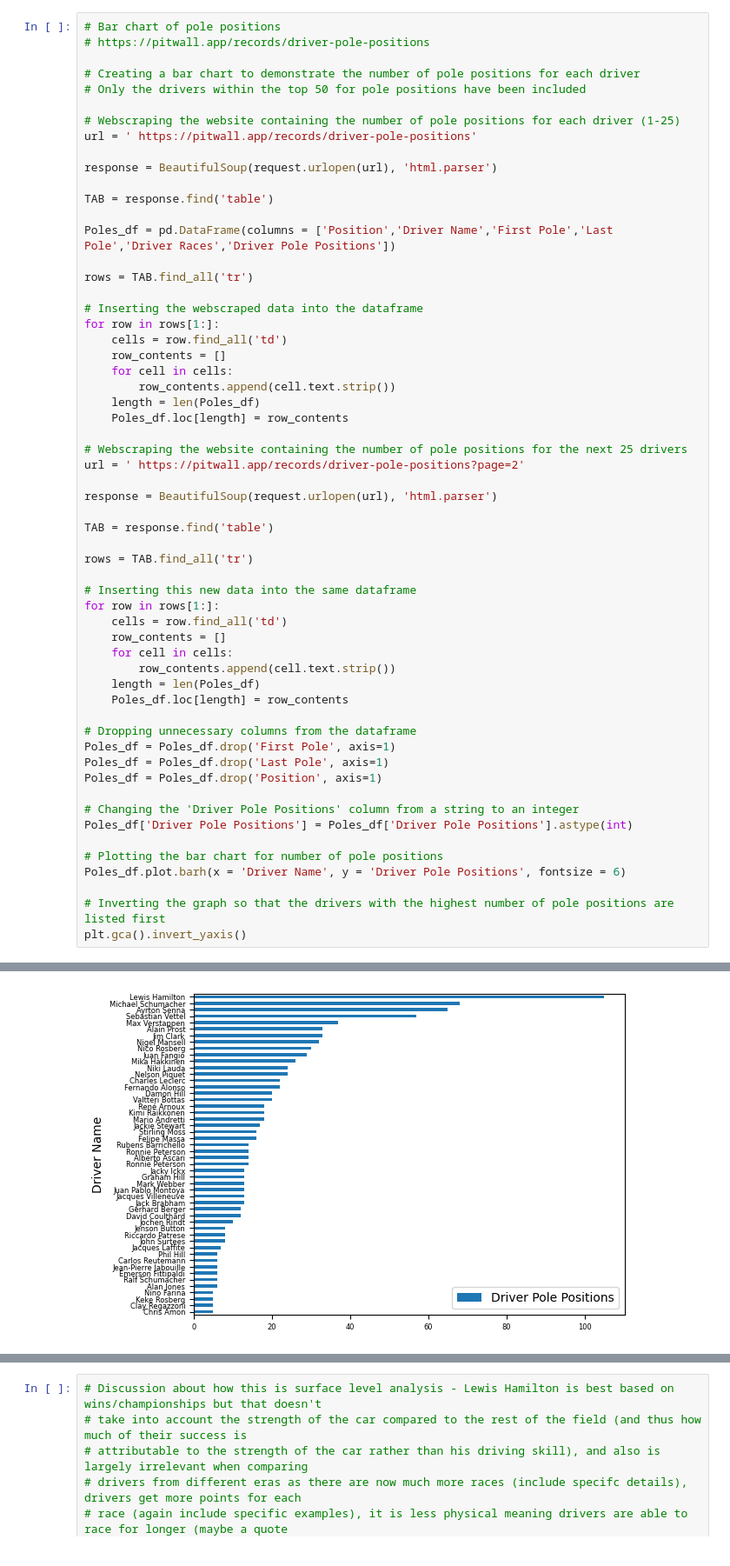
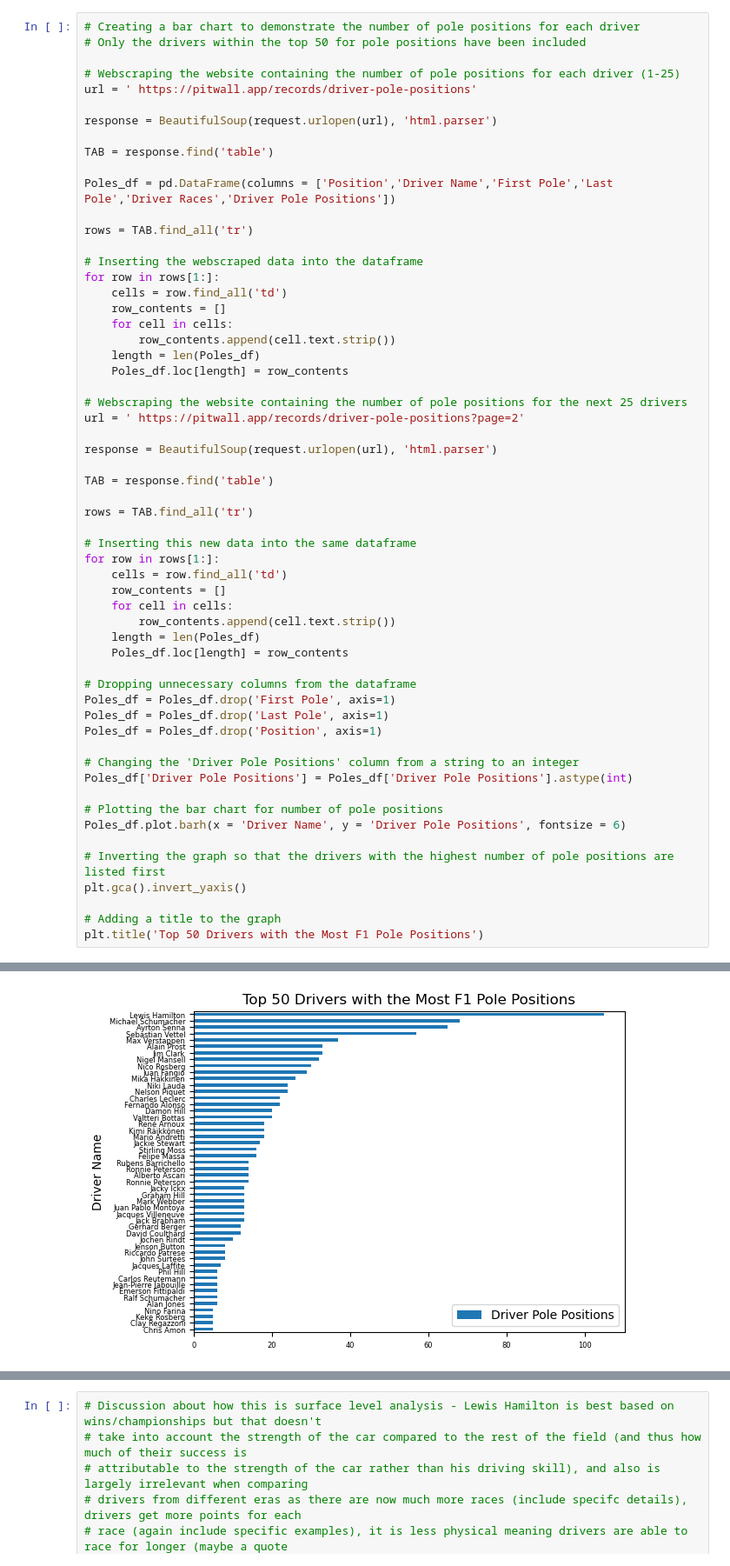
Before and after one commit to hr546/BEE2041-Empirical-Project, a Jupyter notebook: BEE2041_Empirical_Project_-_A_Data-Driven_Investigation_to_Identify_the_best_Formula_One_Driver_of_All_Time.ipynb, the cells around one changed output, grey strips where cells are left out. Shown: that part at 87% size. Cells and saved outputs as stored; diff of their text form.

```diff
--- a/BEE2041_Empirical_Project_-_A_Data-Driven_Investigation_to_Identify_the_best_Formula_One_Driver_of_All_Time.ipynb
+++ b/BEE2041_Empirical_Project_-_A_Data-Driven_Investigation_to_Identify_the_best_Formula_One_Driver_of_All_Time.ipynb
@@ -142,7 +139,4 @@ plt.gca().invert_yaxis()
 # %%
-# Bar chart of pole positions
-# https://pitwall.app/records/driver-pole-positions
-
 # Creating a bar chart to demonstrate the number of pole positions for each driver
 # Only the drivers within the top 50 for pole positions have been included
 
@@ -197,4 +191,7 @@ Poles_df.plot.barh(x = 'Driver Name', y = 'Driver Pole Positions', fontsize = 6)
 
 # Inverting the graph so that the drivers with the highest number of pole positions are listed first
 plt.gca().invert_yaxis()
+
+# Adding a title to the graph
+plt.title('Top 50 Drivers with the Most F1 Pole Positions')
 # %% [output]
@@ -201,2 +199,2 @@ plt.gca().invert_yaxis()
-[figure, old version]
+[figure, new version]
 # %%
```
Also changed, not shown: parts of 11 cells of this notebook.
